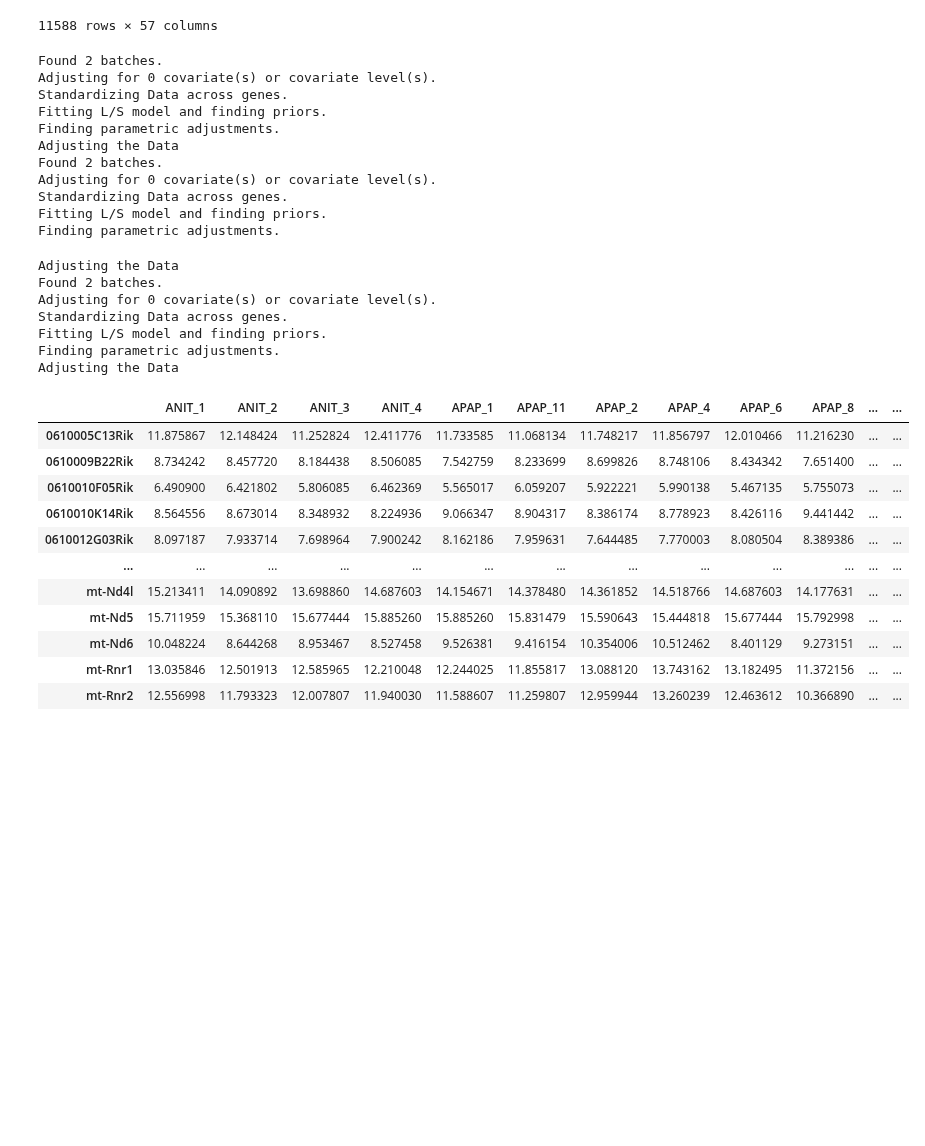
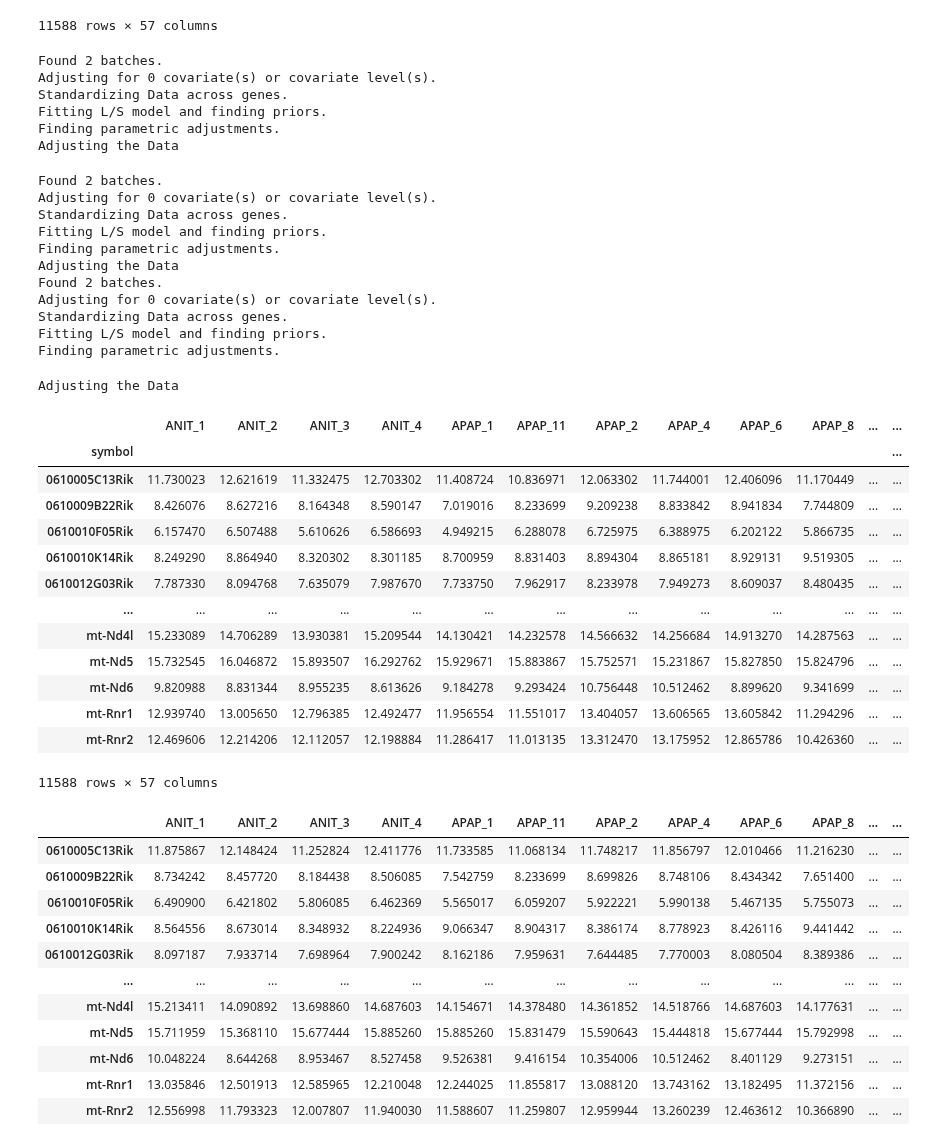
Before and after one commit to mizuno-group/LiverDeconv, a Jupyter notebook: Sample_Codes/0_data_preprocessing.ipynb, the cells around one changed output. Saved outputs shown, nothing was run; the diff lists cells and outputs as text; code cells hidden in the pictures; blank space fills up the shorter version.

```diff
--- a/Sample_Codes/0_data_preprocessing.ipynb
+++ b/Sample_Codes/0_data_preprocessing.ipynb
@@ -15,7 +15,7 @@
 # %%
 import pandas as pd
 
-df = pd.read_csv('C:/github/LiverDeconv/Data/raw/tpm_mix_raw.csv',index_col=0)
+df = pd.read_csv('C:/github/LiverDeconv/Data/tpm_mix_raw.csv',index_col=0)
 df
 # %% [output]
 |  | ANIT_1 | ANIT_2 | ANIT_3 | ANIT_4 | APAP_1 | APAP_11 | APAP_2 | APAP_4 | APAP_6 | APAP_8 | ... | ... |
@@ -64,7 +64,7 @@ def annotation(df,ref_df,places:list=[0, 1]):
     df_conv = df_conv.groupby("symbol").median() # take median value for duplication rows
     return df_conv
 
-ref_df = pd.read_csv('c:/github/LiverDeconv/Data/raw/Mouse_stable2MouseMGI.csv')
+ref_df = pd.read_csv('c:/github/LiverDeconv/Data/info/Mouse_stable2MouseMGI.csv')
 mgi_df = annotation(df,ref_df)
 mgi_df
 # %% [output]
@@ -138,35 +138,49 @@ cut_df
 11588 rows × 57 columns
 # %%
 # batch norm
-info = pd.read_csv(Base_dir+'/Data/raw/batch_info.csv',index_col=0)
+info = pd.read_csv(Base_dir+'/Data/info/batch_info.csv',index_col=0)
 info = info.loc[cut_df.columns.tolist()]
 
 replace_list = info["replace"].tolist()
 prep_list = info["prep_batch"].tolist()
 lane_list = info["lane_batch"].tolist()
 lst_lst_batch = [replace_list,prep_list,lane_list]
 
 comb_df = pc.multi_batch_norm(cut_df,lst_lst_batch,do_plots=False)
 comb_df
 # %% [output]
 Found 2 batches.
 Adjusting for 0 covariate(s) or covariate level(s).
 Standardizing Data across genes.
 Fitting L/S model and finding priors.
 Finding parametric adjustments.
 Adjusting the Data
-Found 2 batches.
-Adjusting for 0 covariate(s) or covariate level(s).
-Standardizing Data across genes.
-Fitting L/S model and finding priors.
-Finding parametric adjustments.
+Found 2 batches.
+Adjusting for 0 covariate(s) or covariate level(s).
+Standardizing Data across genes.
+Fitting L/S model and finding priors.
+Finding parametric adjustments.
 Adjusting the Data
 Found 2 batches.
 Adjusting for 0 covariate(s) or covariate level(s).
 Standardizing Data across genes.
 Fitting L/S model and finding priors.
 Finding parametric adjustments.
-Adjusting the Data
+Adjusting the Data
+|  | ANIT_1 | ANIT_2 | ANIT_3 | ANIT_4 | APAP_1 | APAP_11 | APAP_2 | APAP_4 | APAP_6 | APAP_8 | ... | ... |
+| symbol |  |  |  |  |  |  |  |  |  |  |  | ... |
+| 0610005C13Rik | 11.730023 | 12.621619 | 11.332475 | 12.703302 | 11.408724 | 10.836971 | 12.063302 | 11.744001 | 12.406096 | 11.170449 | ... | ... |
+| 0610009B22Rik | 8.426076 | 8.627216 | 8.164348 | 8.590147 | 7.019016 | 8.233699 | 9.209238 | 8.833842 | 8.941834 | 7.744809 | ... | ... |
+| 0610010F05Rik | 6.157470 | 6.507488 | 5.610626 | 6.586693 | 4.949215 | 6.288078 | 6.725975 | 6.388975 | 6.202122 | 5.866735 | ... | ... |
+| 0610010K14Rik | 8.249290 | 8.864940 | 8.320302 | 8.301185 | 8.700959 | 8.831403 | 8.894304 | 8.865181 | 8.929131 | 9.519305 | ... | ... |
+| 0610012G03Rik | 7.787330 | 8.094768 | 7.635079 | 7.987670 | 7.733750 | 7.962917 | 8.233978 | 7.949273 | 8.609037 | 8.480435 | ... | ... |
+| ... | ... | ... | ... | ... | ... | ... | ... | ... | ... | ... | ... | ... |
+| mt-Nd4l | 15.233089 | 14.706289 | 13.930381 | 15.209544 | 14.130421 | 14.232578 | 14.566632 | 14.256684 | 14.913270 | 14.287563 | ... | ... |
+| mt-Nd5 | 15.732545 | 16.046872 | 15.893507 | 16.292762 | 15.929671 | 15.883867 | 15.752571 | 15.231867 | 15.827850 | 15.824796 | ... | ... |
+| mt-Nd6 | 9.820988 | 8.831344 | 8.955235 | 8.613626 | 9.184278 | 9.293424 | 10.756448 | 10.512462 | 8.899620 | 9.341699 | ... | ... |
+| mt-Rnr1 | 12.939740 | 13.005650 | 12.796385 | 12.492477 | 11.956554 | 11.551017 | 13.404057 | 13.606565 | 13.605842 | 11.294296 | ... | ... |
+| mt-Rnr2 | 12.469606 | 12.214206 | 12.112057 | 12.198884 | 11.286417 | 11.013135 | 13.312470 | 13.175952 | 12.865786 | 10.426360 | ... | ... |
+11588 rows × 57 columns
 # %%
 # quantile norm
 qn_df = pc.quantile(comb_df)
```
Also changed, not shown: parts of 1 cell of this notebook.
